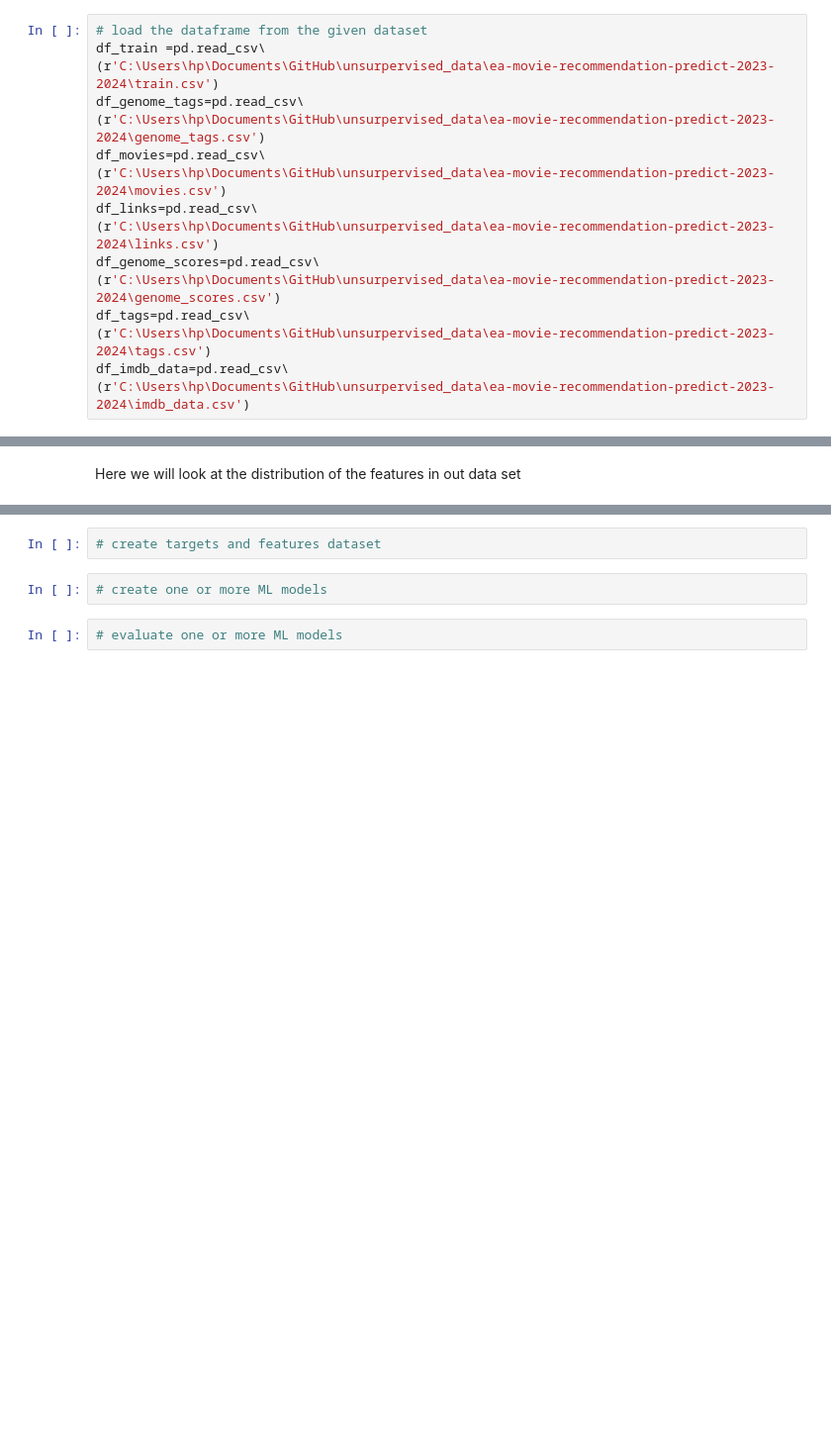
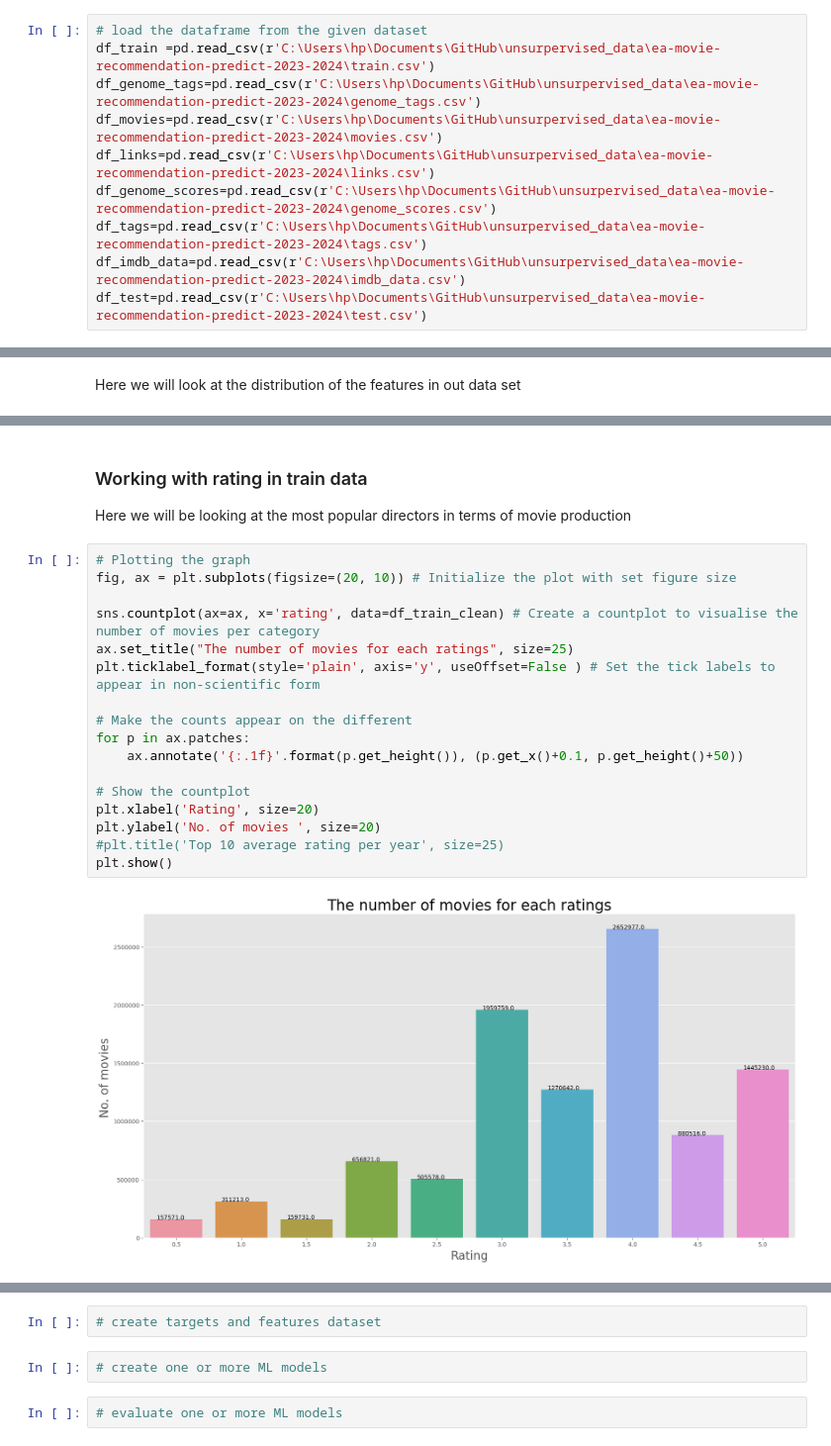
Before and after one commit to HlawuR/SmartRecommender, a Jupyter notebook: Unsupervised_skeleton_notebook.ipynb, the cells around one changed output, grey strips where cells are left out. Shown: that part at 99% size. Cells and saved outputs as stored; diff of their text form; blank space fills up the shorter version.

```diff
--- a/Unsupervised_skeleton_notebook.ipynb
+++ b/Unsupervised_skeleton_notebook.ipynb
@@ -92,20 +115,14 @@ import plotly.express as px
 <a href=#cont>Back to Table of Contents</a>
 # %%
 # load the dataframe from the given dataset
-df_train =pd.read_csv\
-(r'C:\Users\hp\Documents\GitHub\unsurpervised_data\ea-movie-recommendation-predict-2023-2024\train.csv')
-df_genome_tags=pd.read_csv\
-(r'C:\Users\hp\Documents\GitHub\unsurpervised_data\ea-movie-recommendation-predict-2023-2024\genome_tags.csv')
-df_movies=pd.read_csv\
-(r'C:\Users\hp\Documents\GitHub\unsurpervised_data\ea-movie-recommendation-predict-2023-2024\movies.csv')
-df_links=pd.read_csv\
-(r'C:\Users\hp\Documents\GitHub\unsurpervised_data\ea-movie-recommendation-predict-2023-2024\links.csv')
-df_genome_scores=pd.read_csv\
-(r'C:\Users\hp\Documents\GitHub\unsurpervised_data\ea-movie-recommendation-predict-2023-2024\genome_scores.csv')
-df_tags=pd.read_csv\
-(r'C:\Users\hp\Documents\GitHub\unsurpervised_data\ea-movie-recommendation-predict-2023-2024\tags.csv')
-df_imdb_data=pd.read_csv\
-(r'C:\Users\hp\Documents\GitHub\unsurpervised_data\ea-movie-recommendation-predict-2023-2024\imdb_data.csv')
+df_train =pd.read_csv(r'C:\Users\hp\Documents\GitHub\unsurpervised_data\ea-movie-recommendation-predict-2023-2024\train.csv')
+df_genome_tags=pd.read_csv(r'C:\Users\hp\Documents\GitHub\unsurpervised_data\ea-movie-recommendation-predict-2023-2024\genome_tags.csv')
+df_movies=pd.read_csv(r'C:\Users\hp\Documents\GitHub\unsurpervised_data\ea-movie-recommendation-predict-2023-2024\movies.csv')
+df_links=pd.read_csv(r'C:\Users\hp\Documents\GitHub\unsurpervised_data\ea-movie-recommendation-predict-2023-2024\links.csv')
+df_genome_scores=pd.read_csv(r'C:\Users\hp\Documents\GitHub\unsurpervised_data\ea-movie-recommendation-predict-2023-2024\genome_scores.csv')
+df_tags=pd.read_csv(r'C:\Users\hp\Documents\GitHub\unsurpervised_data\ea-movie-recommendation-predict-2023-2024\tags.csv')
+df_imdb_data=pd.read_csv(r'C:\Users\hp\Documents\GitHub\unsurpervised_data\ea-movie-recommendation-predict-2023-2024\imdb_data.csv')
+df_test=pd.read_csv(r'C:\Users\hp\Documents\GitHub\unsurpervised_data\ea-movie-recommendation-predict-2023-2024\test.csv')
 # %% [markdown]
 <a id="two"></a>
 ## 5. Pre-processing
@@ -1074,0 +677,23 @@ array([3, 3, 3, ..., 5, 5, 5])
+# %% [markdown]
+### Working with rating in train data
+
+Here we will be looking at the most popular directors in terms of movie production
+# %%
+# Plotting the graph
+fig, ax = plt.subplots(figsize=(20, 10)) # Initialize the plot with set figure size
+
+sns.countplot(ax=ax, x='rating', data=df_train_clean) # Create a countplot to visualise the number of movies per category
+ax.set_title("The number of movies for each ratings", size=25)
+plt.ticklabel_format(style='plain', axis='y', useOffset=False ) # Set the tick labels to appear in non-scientific form
+
+# Make the counts appear on the different
+for p in ax.patches:
+    ax.annotate('{:.1f}'.format(p.get_height()), (p.get_x()+0.1, p.get_height()+50))
+
+# Show the countplot
+plt.xlabel('Rating', size=20)
+plt.ylabel('No. of movies ', size=20)
+#plt.title('Top 10 average rating per year', size=25)
+plt.show()
+# %% [output]
+[figure, added]
```
Also changed, not shown: parts of 176 cells of this notebook.
